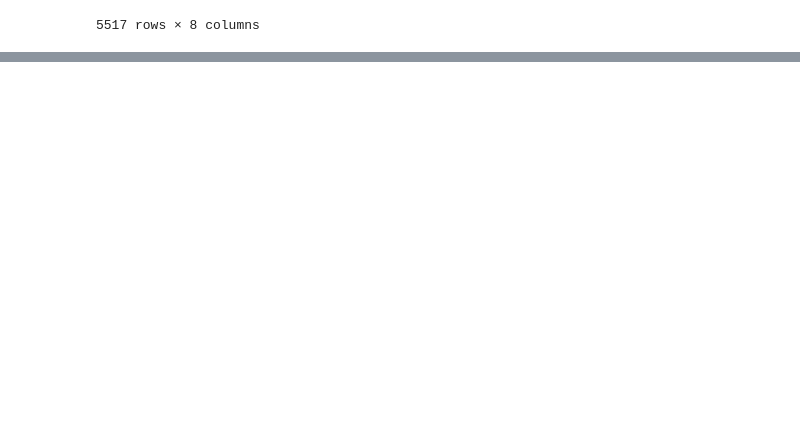
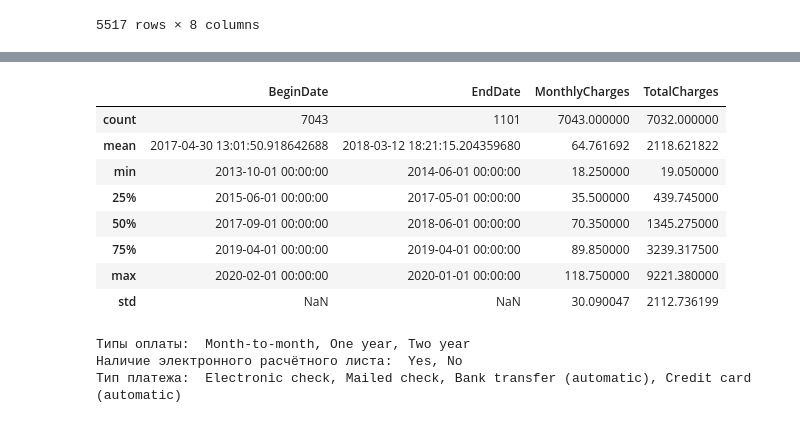
Before and after one commit to Andrefan1406/final, a Jupyter notebook: final.ipynb, the cells around one changed output, grey strips where cells are left out. Cells and saved outputs as stored; diff of their text form; code cells hidden in the pictures; blank space fills up the shorter version.

```diff
--- a/final.ipynb
+++ b/final.ipynb
@@ -219,0 +205,20 @@ data_wire_df
+# %%
+contract_df.describe()
+# %% [output]
+|  | BeginDate | EndDate | MonthlyCharges | TotalCharges |
+| count | 7043 | 1101 | 7043.000000 | 7032.000000 |
+| mean | 2017-04-30 13:01:50.918642688 | 2018-03-12 18:21:15.204359680 | 64.761692 | 2118.621822 |
+| min | 2013-10-01 00:00:00 | 2014-06-01 00:00:00 | 18.250000 | 19.050000 |
+| 25% | 2015-06-01 00:00:00 | 2017-05-01 00:00:00 | 35.500000 | 439.745000 |
+| 50% | 2017-09-01 00:00:00 | 2018-06-01 00:00:00 | 70.350000 | 1345.275000 |
+| 75% | 2019-04-01 00:00:00 | 2019-04-01 00:00:00 | 89.850000 | 3239.317500 |
+| max | 2020-02-01 00:00:00 | 2020-01-01 00:00:00 | 118.750000 | 9221.380000 |
+| std | NaN | NaN | 30.090047 | 2112.736199 |
+# %%
+print('Типы оплаты: ', ', '.join(contract_df['Type'].unique()))
+print('Наличие электронного расчётного листа: ', ', '.join(contract_df['PaperlessBilling'].unique()))
+print('Тип платежа: ', ', '.join(contract_df['PaymentMethod'].unique()))
+# %% [output]
+Типы оплаты:  Month-to-month, One year, Two year
+Наличие электронного расчётного листа:  Yes, No
+Тип платежа:  Electronic check, Mailed check, Bank transfer (automatic), Credit card (automatic)
```
Also changed, not shown: parts of 34 cells of this notebook.
